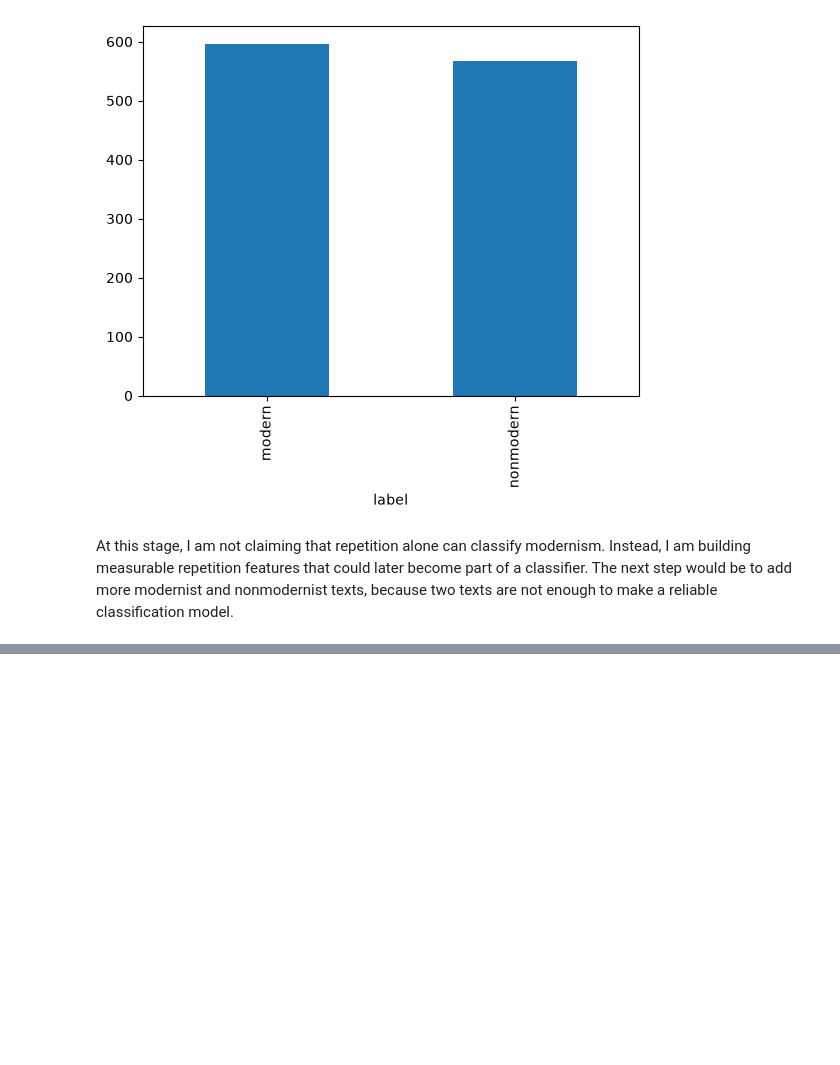
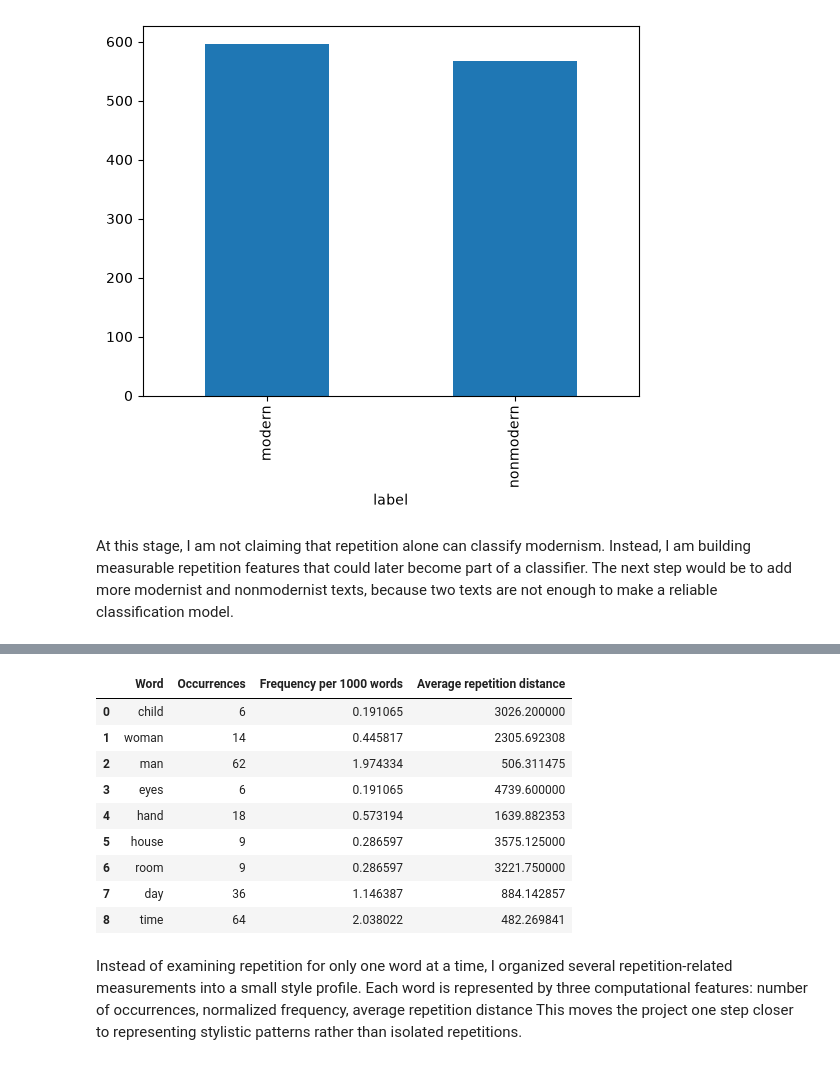
Before and after one commit to CiciXie-haotong/Modernism-Classifier, a Jupyter notebook: repetition_analysis.ipynb.ipynb, the cells around one changed output, grey strips where cells are left out. Saved outputs shown, nothing was run; the diff lists cells and outputs as text; code cells hidden in the pictures; blank space fills up the shorter version.

```diff
--- a/repetition_analysis.ipynb.ipynb
+++ b/repetition_analysis.ipynb.ipynb
@@ -1030,0 +1092,30 @@ The next step would be to add more modernist and nonmodernist texts, because two
+# %%
+nonmodern_results = []
+
+for word in interesting_words:
+    features = word_style_features(
+        word,
+        nonmodern_words,
+        nonmodern_positions
+    )
+
+    nonmodern_results.append(features)
+
+nonmodern_df = pd.DataFrame(nonmodern_results)
+
+nonmodern_df
+# %% [output]
+|  | Word | Occurrences | Frequency per 1000 words | Average repetition distance |
+| 0 | child | 6 | 0.191065 | 3026.200000 |
+| 1 | woman | 14 | 0.445817 | 2305.692308 |
+| 2 | man | 62 | 1.974334 | 506.311475 |
+| 3 | eyes | 6 | 0.191065 | 4739.600000 |
+| 4 | hand | 18 | 0.573194 | 1639.882353 |
+| 5 | house | 9 | 0.286597 | 3575.125000 |
+| 6 | room | 9 | 0.286597 | 3221.750000 |
+| 7 | day | 36 | 1.146387 | 884.142857 |
+| 8 | time | 64 | 2.038022 | 482.269841 |
+# %% [markdown]
+Instead of examining repetition for only one word at a time, I organized several repetition-related measurements into a small style profile.
+Each word is represented by three computational features: number of occurrences, normalized frequency, average repetition distance
+This moves the project one step closer to representing stylistic patterns rather than isolated repetitions.
```
Also changed, not shown: parts of 7 cells of this notebook.
